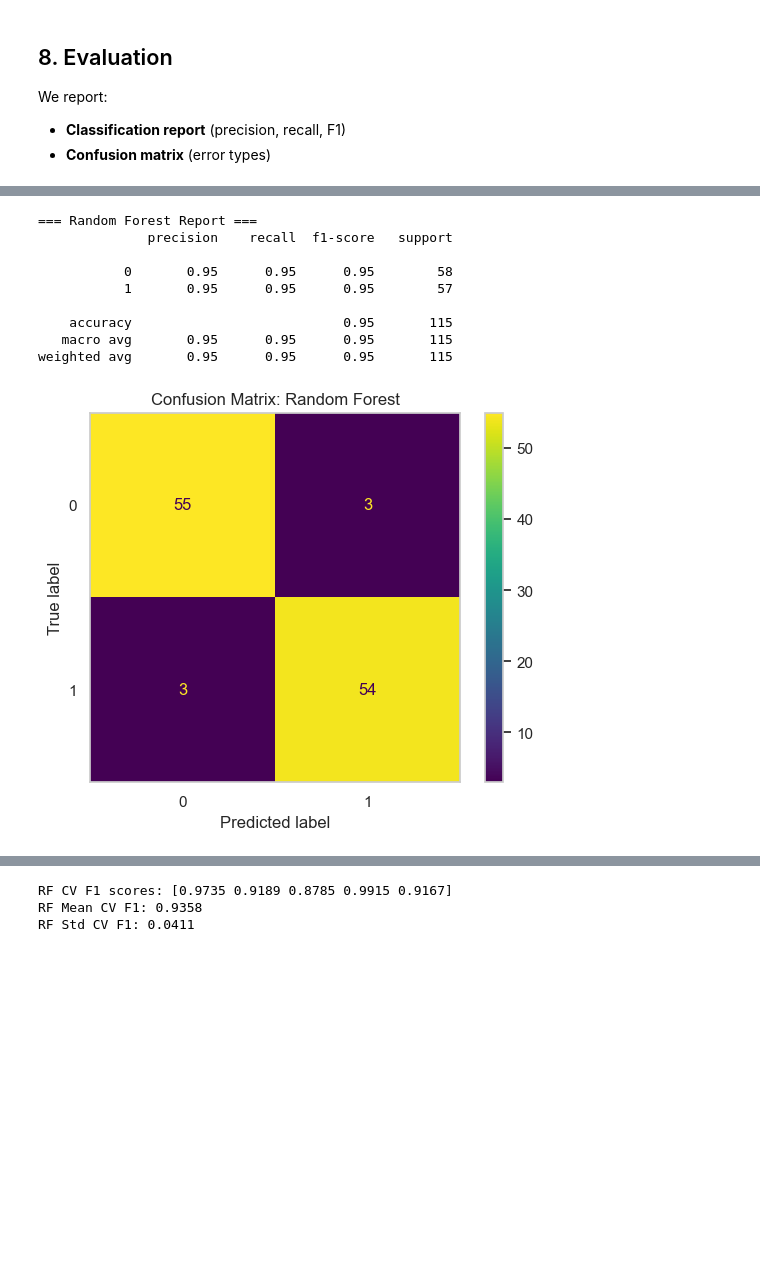
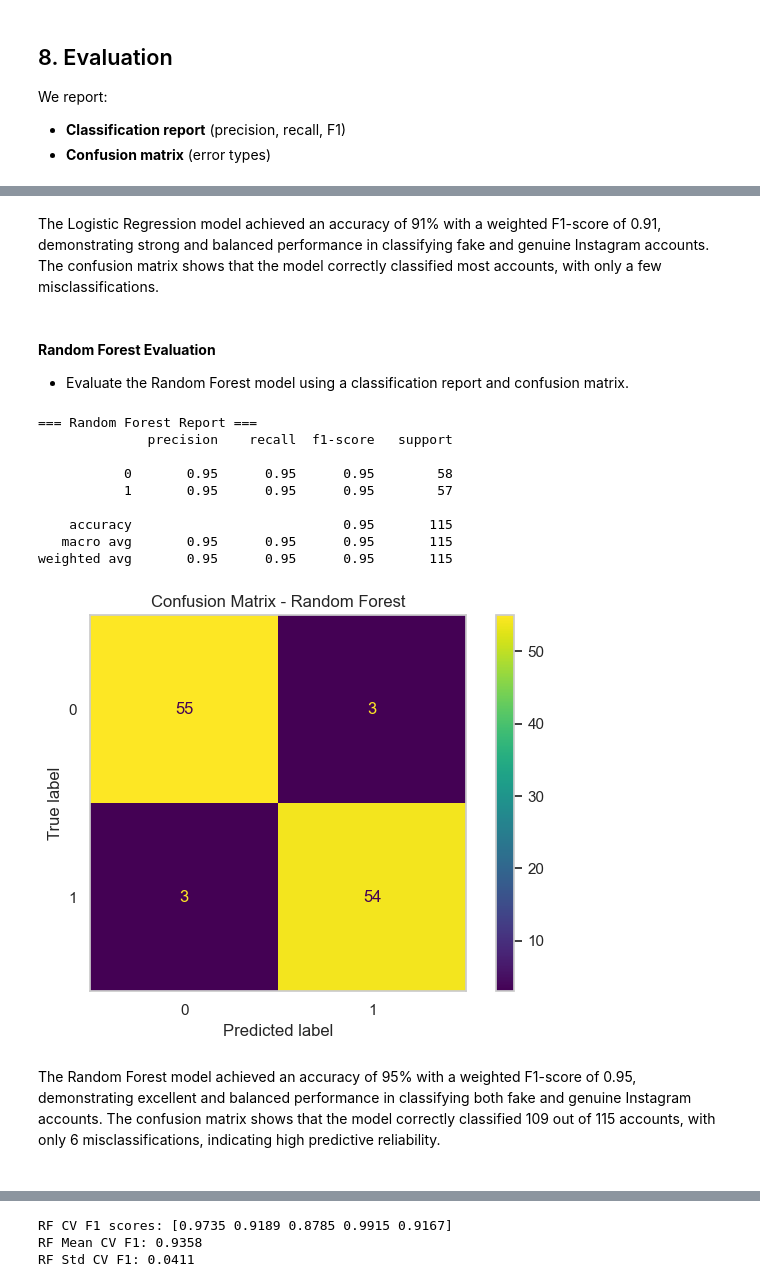
Before and after one commit to DrishtiKori/Instagram-Fake-vs-Genuine-Account-Detection, a Jupyter notebook: notebook/Instagram_fake_genuine_accounts.ipynb, the cells around one changed output, grey strips where cells are left out. Cells and saved outputs as stored; diff of their text form; code cells hidden in the pictures; blank space fills up the shorter version.

```diff
--- a/notebook/Instagram_fake_genuine_accounts.ipynb
+++ b/notebook/Instagram_fake_genuine_accounts.ipynb
@@ -289,8 +371,16 @@ We use a simple classifier that always predicts the most frequent class.
 # %%
-dummy = DummyClassifier(strategy="most_frequent", random_state=RANDOM_STATE)
+dummy = DummyClassifier(
+    strategy="most_frequent",
+    random_state=RANDOM_STATE
+)
+
 dummy.fit(X_train, y_train)
+
+# Generate predictions on the validation set
 dummy_pred = dummy.predict(X_valid)
 
+# Evaluate baseline performance using the F1-score
 baseline_f1 = f1_score(y_valid, dummy_pred)
-print("Baseline F1:", round(baseline_f1, 4))
+
+print(f"Baseline F1-Score: {baseline_f1:.4f}")
 # %% [output]
@@ -324,6 +430,7 @@ log_pred = log_model.predict(X_valid)
 # %%
 # Model 2: Random Forest (controlled complexity)
-rf_model = RandomForestClassifier(
+
+random_forest_model = RandomForestClassifier(
     n_estimators=300,
     max_depth=None,
     min_samples_split=2,
@@ -333,9 +440,14 @@ rf_model = RandomForestClassifier(
     n_jobs=-1
 )
 
-rf_model.fit(X_train, y_train)
-rf_pred = rf_model.predict(X_valid)
+# Train the model
+random_forest_model.fit(X_train, y_train)
 
-rf_f1 = f1_score(y_valid, rf_pred)
-print("Random Forest F1:", round(rf_f1, 4))
+# Generate predictions
+random_forest_predictions = random_forest_model.predict(X_valid)
+
+# Evaluate the model
+random_forest_f1 = f1_score(y_valid, random_forest_predictions)
+
+print(f"Random Forest F1-Score: {random_forest_f1:.4f}")
 # %% [output]
@@ -369,21 +497,37 @@ weighted avg       0.92      0.91      0.91       115
+# %% [markdown]
+The Logistic Regression model achieved an accuracy of 91% with a weighted F1-score of 0.91, demonstrating strong and balanced performance in classifying fake and genuine Instagram accounts. The confusion matrix shows that the model correctly classified most accounts, with only a few misclassifications.
+#####
+# %% [markdown]
+**Random Forest Evaluation**
+- Evaluate the Random Forest model using a classification report and confusion matrix.
 # %%
 print("=== Random Forest Report ===")
-print(classification_report(y_valid, rf_pred))
 
-cm = confusion_matrix(y_valid, rf_pred)
-ConfusionMatrixDisplay(cm).plot()
-plt.title("Confusion Matrix: Random Forest")
+print(classification_report(y_valid, random_forest_predictions))
+
+# Confusion Matrix
+cm = confusion_matrix(y_valid, random_forest_predictions)
+
+ConfusionMatrixDisplay(confusion_matrix=cm).plot(
+    values_format="d"
+)
+
+plt.title("Confusion Matrix - Random Forest")
 plt.grid(False)
+plt.tight_layout()
 plt.show()
 # %% [output]
 === Random Forest Report ===
               precision    recall  f1-score   support
 
            0       0.95      0.95      0.95        58
            1       0.95      0.95      0.95        57
 
     accuracy                           0.95       115
    macro avg       0.95      0.95      0.95       115
 weighted avg       0.95      0.95      0.95       115
-[figure, old version]
+[figure, new version]
+# %% [markdown]
+The Random Forest model achieved an accuracy of 95% with a weighted F1-score of 0.95, demonstrating excellent and balanced performance in classifying both fake and genuine Instagram accounts. The confusion matrix shows that the model correctly classified 109 out of 115 accounts, with only 6 misclassifications, indicating high predictive reliability.
+#####
 # %% [markdown]
```
Also changed, not shown: parts of 45 cells of this notebook.
